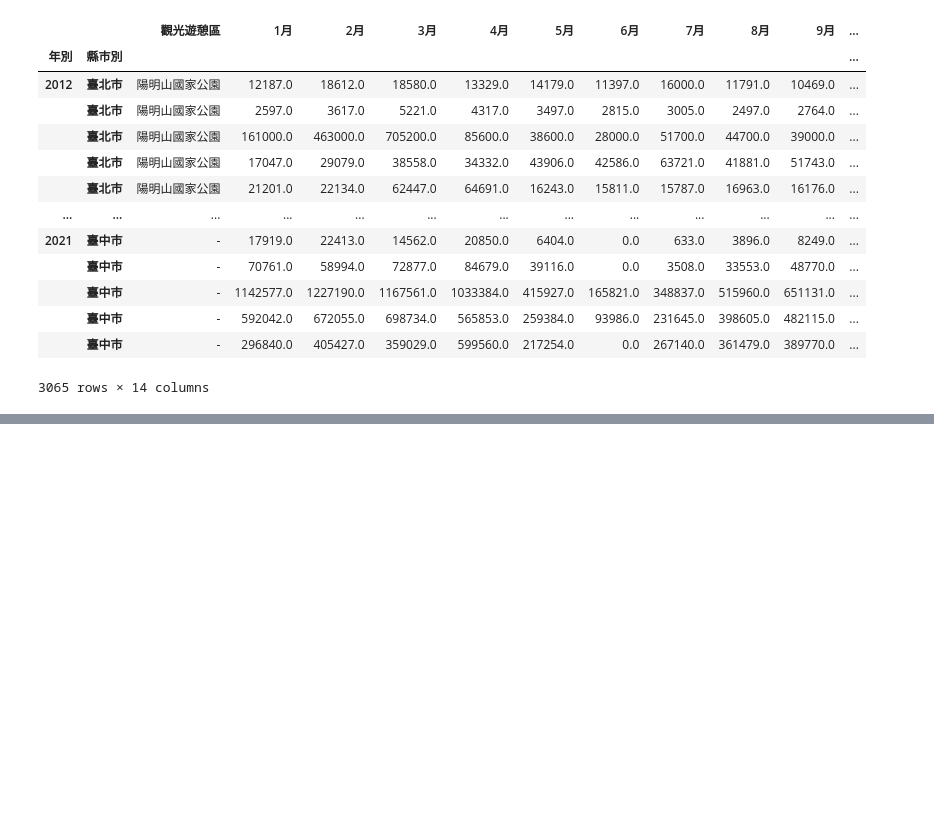
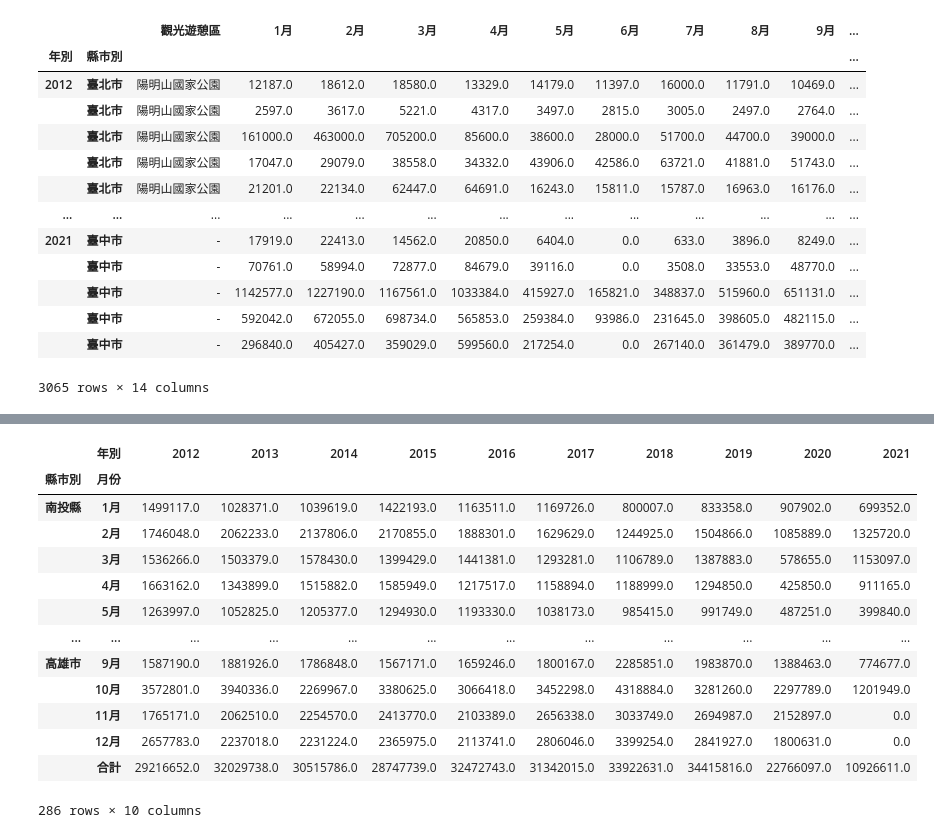
Before and after one commit to roberthsu2003/python, a Jupyter notebook: 上課用目錄/2023_07_23_星期日/lesson21_2.ipynb, the cells around one changed output, grey strips where cells are left out. Cells and saved outputs as stored; diff of their text form; code cells hidden in the pictures; blank space fills up the shorter version.

```diff
--- a/上課用目錄/2023_07_23_星期日/lesson21_2.ipynb
+++ b/上課用目錄/2023_07_23_星期日/lesson21_2.ipynb
@@ -76,0 +134,17 @@ dataFrame2
+# %%
+dataFrame4.unstack('年別')
+# %% [output]
+|  | 年別 | 2012 | 2013 | 2014 | 2015 | 2016 | 2017 | 2018 | 2019 | 2020 | 2021 |
+| 縣市別 | 月份 |  |  |  |  |  |  |  |  |  |  |
+| 南投縣 | 1月 | 1499117.0 | 1028371.0 | 1039619.0 | 1422193.0 | 1163511.0 | 1169726.0 | 800007.0 | 833358.0 | 907902.0 | 699352.0 |
+|  | 2月 | 1746048.0 | 2062233.0 | 2137806.0 | 2170855.0 | 1888301.0 | 1629629.0 | 1244925.0 | 1504866.0 | 1085889.0 | 1325720.0 |
+|  | 3月 | 1536266.0 | 1503379.0 | 1578430.0 | 1399429.0 | 1441381.0 | 1293281.0 | 1106789.0 | 1387883.0 | 578655.0 | 1153097.0 |
+|  | 4月 | 1663162.0 | 1343899.0 | 1515882.0 | 1585949.0 | 1217517.0 | 1158894.0 | 1188999.0 | 1294850.0 | 425850.0 | 911165.0 |
+|  | 5月 | 1263997.0 | 1052825.0 | 1205377.0 | 1294930.0 | 1193330.0 | 1038173.0 | 985415.0 | 991749.0 | 487251.0 | 399840.0 |
+| ... | ... | ... | ... | ... | ... | ... | ... | ... | ... | ... | ... |
+| 高雄市 | 9月 | 1587190.0 | 1881926.0 | 1786848.0 | 1567171.0 | 1659246.0 | 1800167.0 | 2285851.0 | 1983870.0 | 1388463.0 | 774677.0 |
+|  | 10月 | 3572801.0 | 3940336.0 | 2269967.0 | 3380625.0 | 3066418.0 | 3452298.0 | 4318884.0 | 3281260.0 | 2297789.0 | 1201949.0 |
+|  | 11月 | 1765171.0 | 2062510.0 | 2254570.0 | 2413770.0 | 2103389.0 | 2656338.0 | 3033749.0 | 2694987.0 | 2152897.0 | 0.0 |
+|  | 12月 | 2657783.0 | 2237018.0 | 2231224.0 | 2365975.0 | 2113741.0 | 2806046.0 | 3399254.0 | 2841927.0 | 1800631.0 | 0.0 |
+|  | 合計 | 29216652.0 | 32029738.0 | 30515786.0 | 28747739.0 | 32472743.0 | 31342015.0 | 33922631.0 | 34415816.0 | 22766097.0 | 10926611.0 |
+286 rows × 10 columns
```
Also changed, not shown: parts of 5 cells of this notebook.
